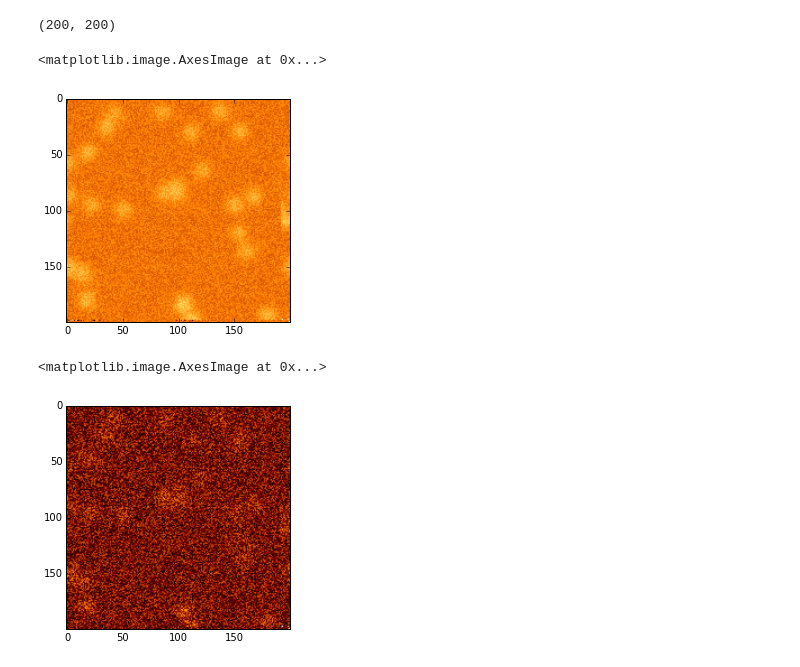
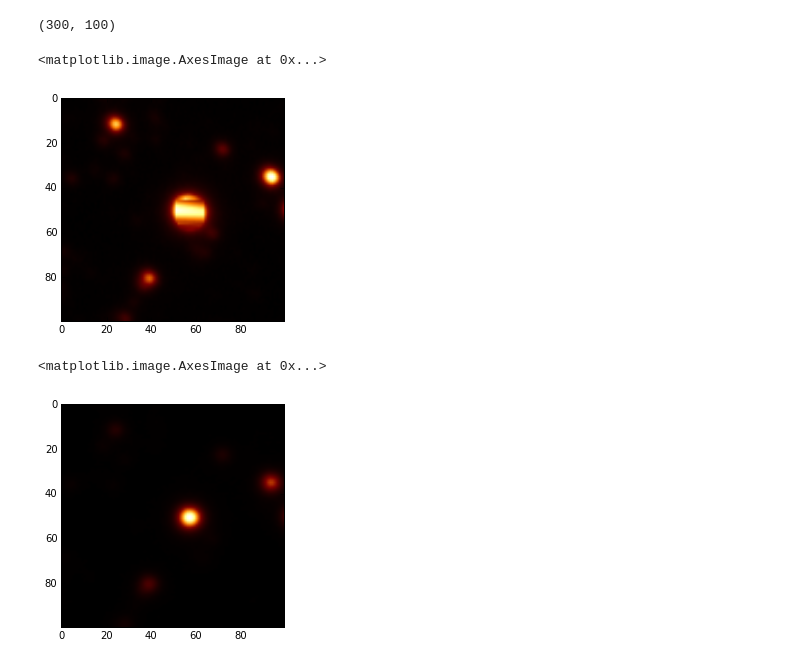
Before and after one commit to eggplantbren/StarStudded, a Jupyter notebook: code/dataprep.ipynb, the cells around one changed output. Drawn from its saved outputs; the diff is of its cells as text; code cells hidden in the pictures.

Commit message:
edited for real data

```diff
--- a/code/dataprep.ipynb
+++ b/code/dataprep.ipynb
@@ -5,8 +5,8 @@ import StringIO
 import matplotlib.pyplot as plt
 %matplotlib inline
 # %%
-where = np.loadtxt(open('sample.txt'))
+where = np.loadtxt(open(os.path.join('Data','rgb.txt')))
 # %%
-np.shape(what_z)
+np.shape(where)
 # %% [output]
-(200, 200)
+(300, 100)
@@ -16 +13,5 @@ what_r = where[0][-200**2:]
+# %%
+image_g = where[:100]
+image_r = where[100:200]
+image_z = where[200:]
 # %%
@@ -22,10 +24,10 @@ noise_r = 2.*np.random.rand(200,200)[100:][100:]
 # %%
-plt.imshow(np.log(what_g+np.exp(0.1))+noise_g,cmap = 'afmhot')
+plt.imshow(image_g,cmap='afmhot')
 # %% [output]
 <matplotlib.image.AxesImage at 0x...>
-[figure, old version]
+[figure, new version]
 # %%
-plt.imshow(np.log(what_r+np.exp(1.))+noise_r,cmap = 'afmhot')
+plt.imshow(image_r,cmap='afmhot')
 # %% [output]
 <matplotlib.image.AxesImage at 0x...>
-[figure, old version]
+[figure, new version]
```
Also changed, not shown: parts of 6 cells of this notebook.
